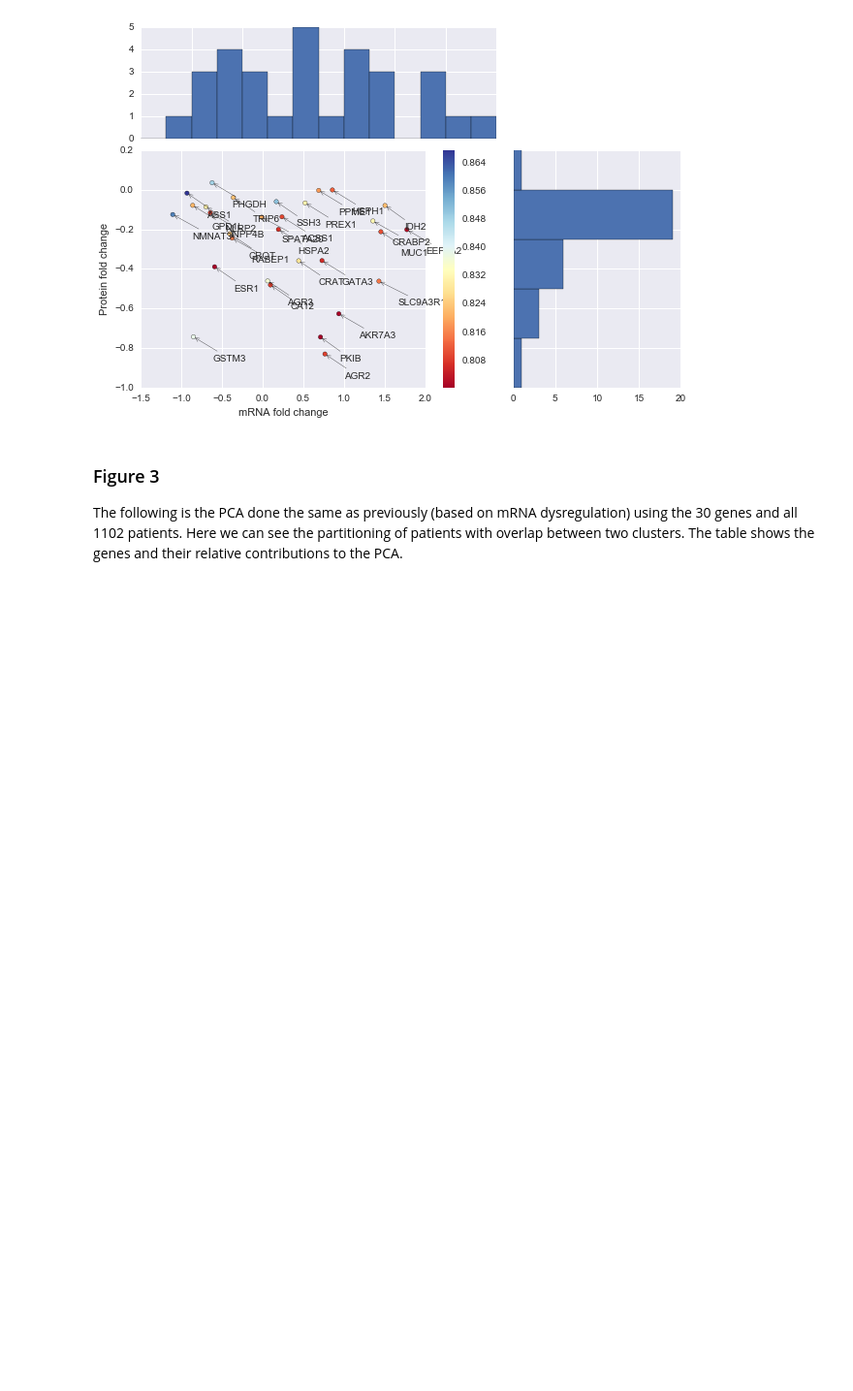
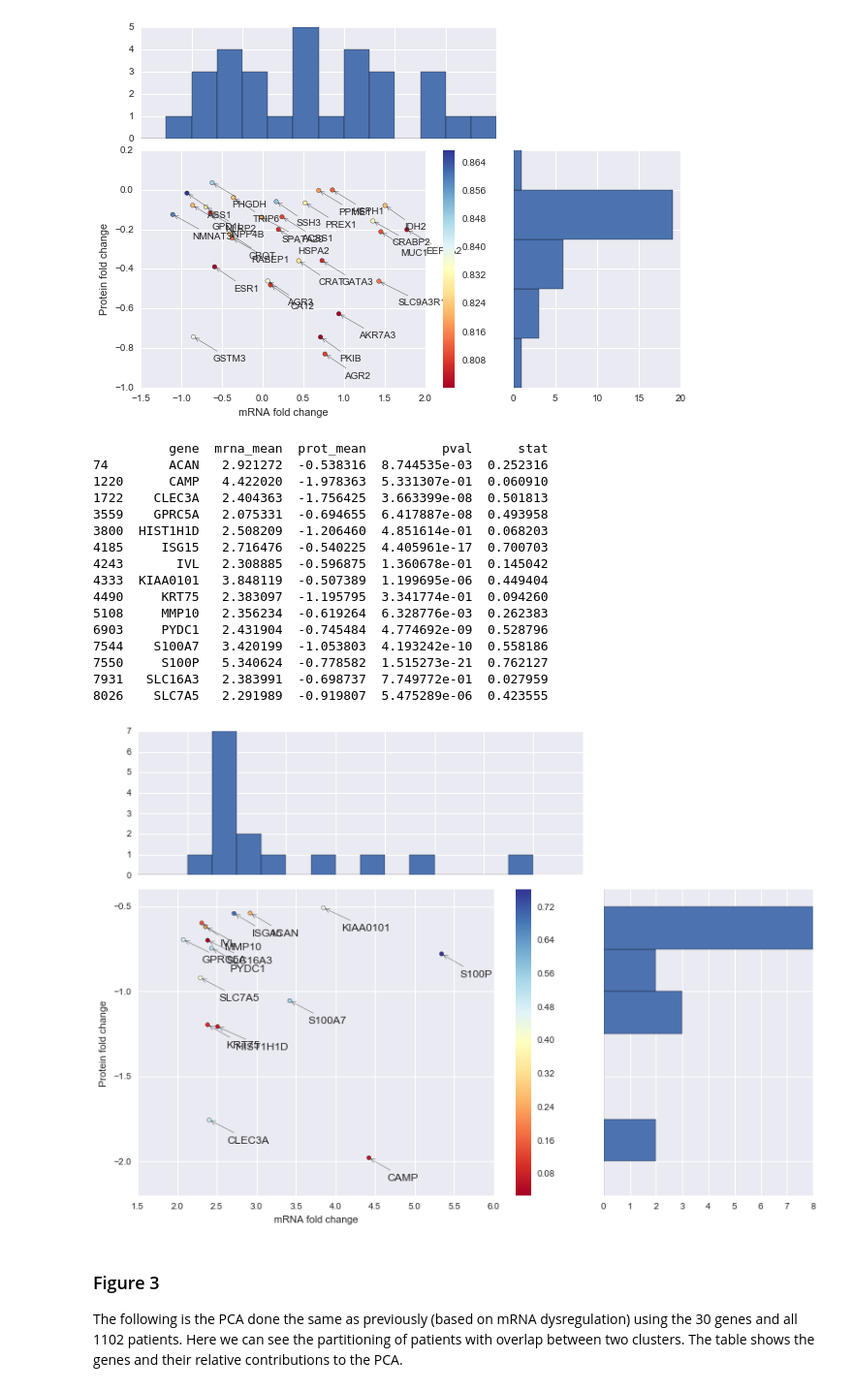
Before and after one commit to bdkech/Jupyter-Notebooks, a Jupyter notebook: bioinfo/Clustering more patients.ipynb, the cells around one changed output. Shown at 97% size. Cells and saved outputs as stored; diff of their text form; code cells hidden in the pictures; blank space fills up the shorter version.

```diff
--- a/bioinfo/Clustering more patients.ipynb
+++ b/bioinfo/Clustering more patients.ipynb
@@ -164,6 +164,69 @@ plt.colorbar(mappable=s,ax=axScatter)
 plt.show()
 # %% [output]
 [figure]
+# %%
+from matplotlib.ticker import NullFormatter
+
+df2 = pd.read_csv(open("data/output/pearsonr_prot_mrna.txt",'r'),delimiter="\t")
+df2 = df2[(df2['prot_mean'] <= -.5) & (df2['mrna_mean'] >= 2.0)]
+cm = plt.cm.get_cmap('RdYlBu')
+print df2
+# definitions for the axes
+nullfmt = NullFormatter()         # no labels
+
+left, width = 0.2, 0.85
+bottom, height = 0.2, 0.85
+bottom_h = left_h = left + width + 0.04
+rect_scatter = [left, bottom, width, height]
+rect_histx = [left, bottom_h, width, 0.4]
+rect_histy = [left_h, bottom, 0.4, height]
+axScatter = plt.axes(rect_scatter)
+axHistx = plt.axes(rect_histx)
+axHisty = plt.axes(rect_histy)
+axHistx.xaxis.set_major_formatter(nullfmt)
+axHisty.yaxis.set_major_formatter(nullfmt)
+binwidth = 0.25
+xymax = np.max([np.max(np.fabs(df2['mrna_mean'])), np.max(np.fabs(df2['prot_mean']))])
+lim = (int(xymax/binwidth) + 1) * binwidth
+
+bins = np.arange(-lim, lim + binwidth, binwidth)
+axHistx.hist(df2['mrna_mean'], bins=bins)
+axHisty.hist(df2['prot_mean'], bins=bins, orientation='horizontal')
+
+s = axScatter.scatter(df2['mrna_mean'],df2['prot_mean'],c=df2['stat'],cmap=cm)
+
+axHistx.set_xlim(axScatter.get_xlim())
+axHisty.set_ylim(axScatter.get_ylim())
+axScatter.set_xlabel("mRNA fold change")
+axScatter.set_ylabel("Protein fold change")
+
+labels = list(df2['gene'])
+for i, txt in enumerate(labels):
+    axScatter.annotate(txt,xy=(list(df2['mrna_mean'])[i],list(df2['prot_mean'])[i]),
+                      xytext = (20, -25),
+        textcoords = 'offset points',
+       # bbox = dict(boxstyle = 'round,pad=0.5', fc = 'grey', alpha = 0.5),
+        arrowprops = dict(arrowstyle = '->'))
+plt.colorbar(mappable=s,ax=axScatter)
+plt.show()
+# %% [output]
+          gene  mrna_mean  prot_mean          pval      stat
+74        ACAN   2.921272  -0.538316  8.744535e-03  0.252316
+1220      CAMP   4.422020  -1.978363  5.331307e-01  0.060910
+1722    CLEC3A   2.404363  -1.756425  3.663399e-08  0.501813
+3559    GPRC5A   2.075331  -0.694655  6.417887e-08  0.493958
+3800  HIST1H1D   2.508209  -1.206460  4.851614e-01  0.068203
+4185     ISG15   2.716476  -0.540225  4.405961e-17  0.700703
+4243       IVL   2.308885  -0.596875  1.360678e-01  0.145042
+4333  KIAA0101   3.848119  -0.507389  1.199695e-06  0.449404
+4490     KRT75   2.383097  -1.195795  3.341774e-01  0.094260
+5108     MMP10   2.356234  -0.619264  6.328776e-03  0.262383
+6903     PYDC1   2.431904  -0.745484  4.774692e-09  0.528796
+7544    S100A7   3.420199  -1.053803  4.193242e-10  0.558186
+7550     S100P   5.340624  -0.778582  1.515273e-21  0.762127
+7931   SLC16A3   2.383991  -0.698737  7.749772e-01  0.027959
+8026    SLC7A5   2.291989  -0.919807  5.475289e-06  0.423555
+[figure, added]
 # %% [markdown]
 ### Figure 3
 The following is the PCA done the same as previously (based on mRNA dysregulation) using the 30 genes and all 1102 patients.  Here we can see the partitioning of patients with overlap between two clusters.  The table shows the genes and their relative contributions to the PCA.
```
Also changed, not shown: parts of 6 cells of this notebook, 11 other files.
